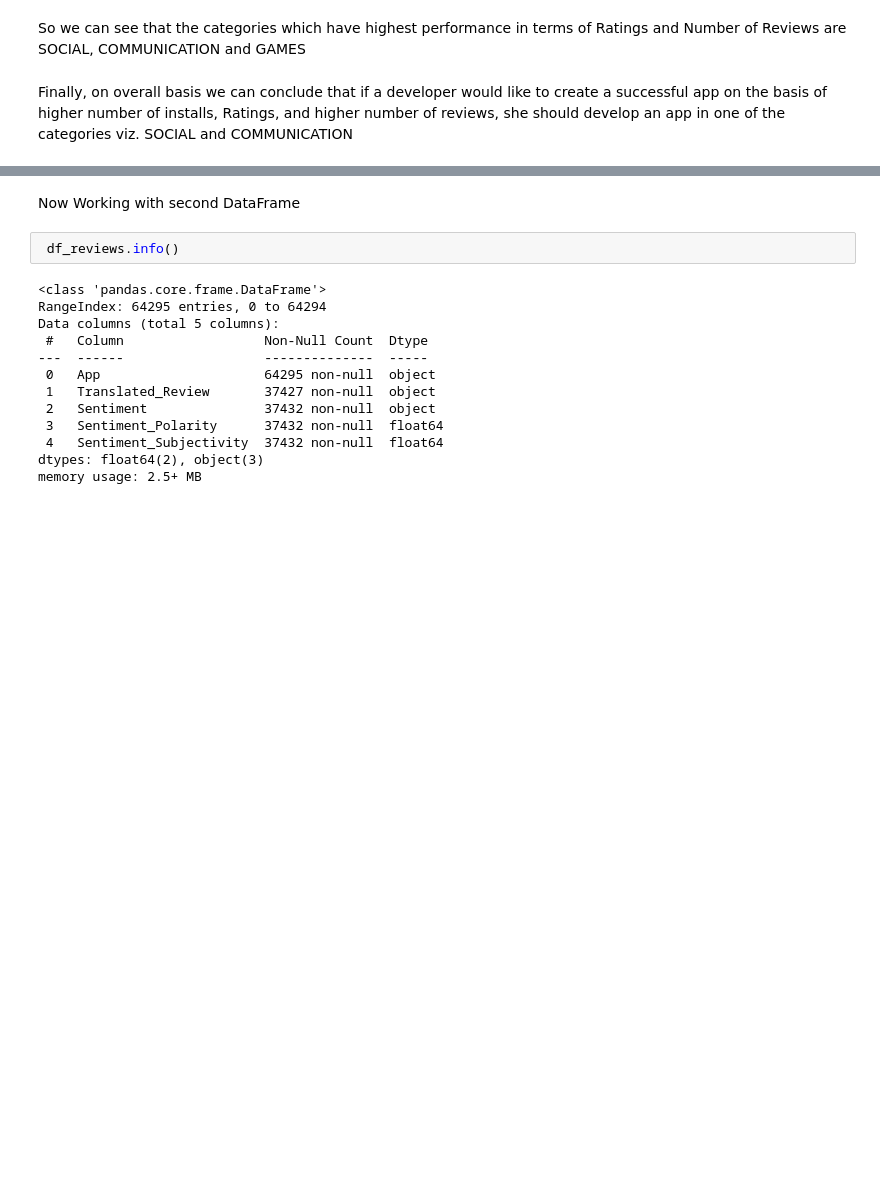
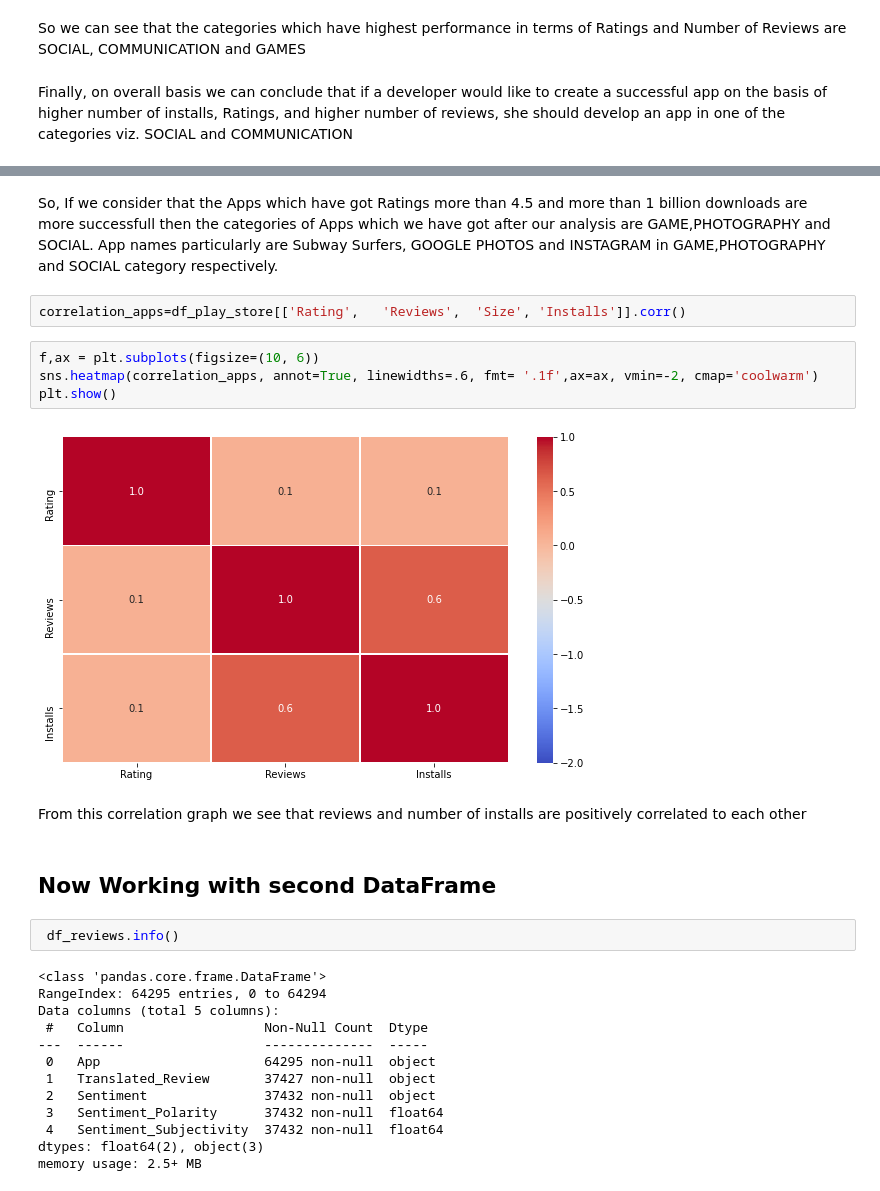
Before and after one commit to divych1/Play_Store-App_Data_Analysis, a Jupyter notebook: Divy_Chanchawat_Team_2_Capstone_Project_1.ipynb, the cells around one changed output, grey strips where cells are left out. Cells and saved outputs as stored; diff of their text form; blank space fills up the shorter version.

```diff
--- a/Divy_Chanchawat_Team_2_Capstone_Project_1.ipynb
+++ b/Divy_Chanchawat_Team_2_Capstone_Project_1.ipynb
@@ -218,5 +270,18 @@ Finally, on overall basis we can conclude that if a developer would like to crea
+# %% [markdown]
+So, If we consider that the Apps which have got Ratings more than 4.5  and more than 1 billion downloads are more successfull then the categories of Apps which we have got after our analysis are GAME,PHOTOGRAPHY and SOCIAL.
+App names particularly are Subway Surfers, GOOGLE PHOTOS and INSTAGRAM in GAME,PHOTOGRAPHY and SOCIAL category respectively.
+# %%
+correlation_apps=df_play_store[['Rating',	'Reviews',	'Size',	'Installs']].corr()
+# %%
+f,ax = plt.subplots(figsize=(10, 6))
+sns.heatmap(correlation_apps, annot=True, linewidths=.6, fmt= '.1f',ax=ax, vmin=-2, cmap='coolwarm')
+plt.show()
+# %% [output]
+[figure, added]
+# %% [markdown]
+From this correlation graph we see that reviews and number of installs are positively correlated to each other
 # %% [markdown]
-Now Working with second DataFrame
+## Now Working with second DataFrame
 # %%
  df_reviews.info()
 # %% [output]
```
Also changed, not shown: parts of 35 cells of this notebook.
